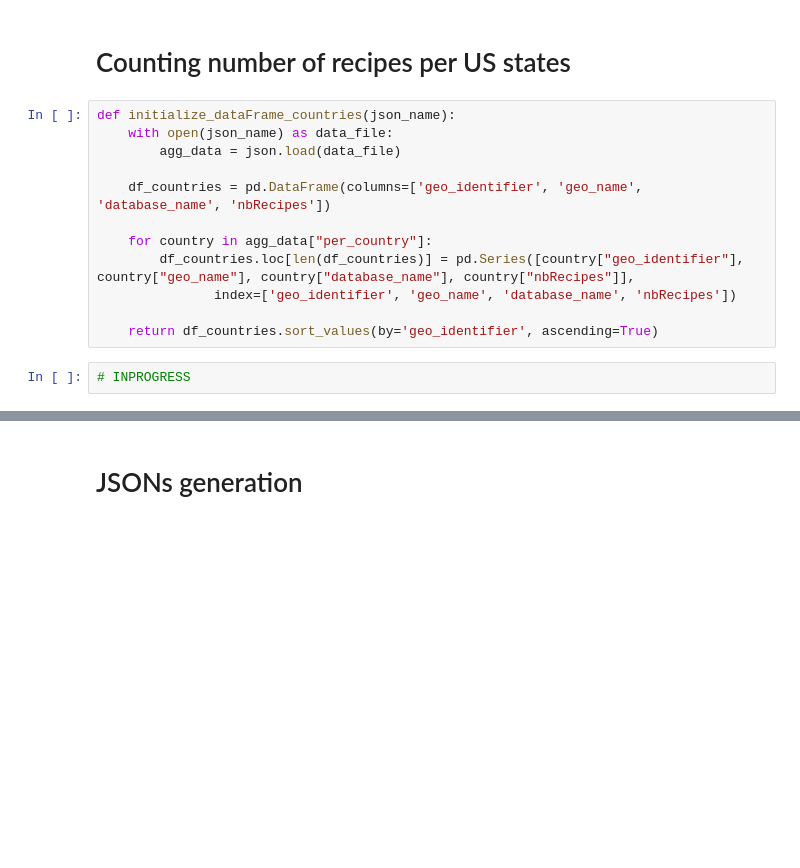
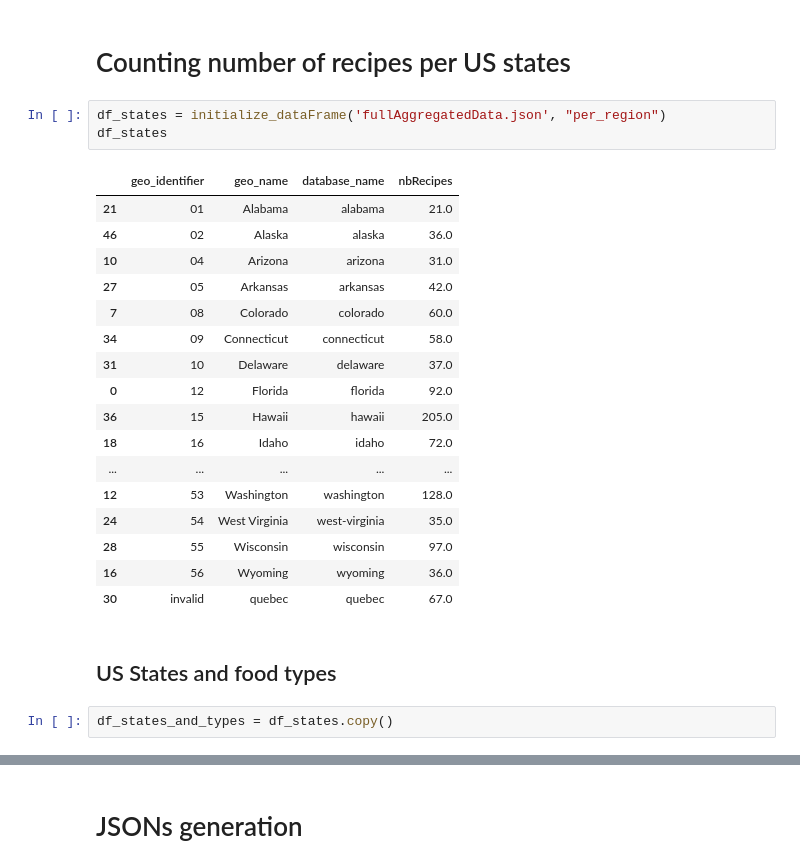
Before and after one commit to Rivollet/ADAProject, a Jupyter notebook: data-analysis/Ingredient_labelization.ipynb, the cells around one changed output, grey strips where cells are left out. Cells and saved outputs as stored; diff of their text form; blank space fills up the shorter version.

```diff
--- a/data-analysis/Ingredient_labelization.ipynb
+++ b/data-analysis/Ingredient_labelization.ipynb
@@ -496,16 +457,27 @@ df_countries_and_ingredients.head(10)
 # %% [markdown]
 # Counting number of recipes per US states
-# %%
-def initialize_dataFrame_countries(json_name):
-    with open(json_name) as data_file:
-        agg_data = json.load(data_file)
-
-    df_countries = pd.DataFrame(columns=['geo_identifier', 'geo_name', 'database_name', 'nbRecipes'])
-
-    for country in agg_data["per_country"]:
-        df_countries.loc[len(df_countries)] = pd.Series([country["geo_identifier"], country["geo_name"], country["database_name"], country["nbRecipes"]],
-               index=['geo_identifier', 'geo_name', 'database_name', 'nbRecipes'])
-
-    return df_countries.sort_values(by='geo_identifier', ascending=True)
-# %%
-# INPROGRESS
+# %%
+df_states = initialize_dataFrame('fullAggregatedData.json', "per_region")
+df_states
+# %% [output]
+|  | geo_identifier | geo_name | database_name | nbRecipes |
+| 21 | 01 | Alabama | alabama | 21.0 |
+| 46 | 02 | Alaska | alaska | 36.0 |
+| 10 | 04 | Arizona | arizona | 31.0 |
+| 27 | 05 | Arkansas | arkansas | 42.0 |
+| 7 | 08 | Colorado | colorado | 60.0 |
+| 34 | 09 | Connecticut | connecticut | 58.0 |
+| 31 | 10 | Delaware | delaware | 37.0 |
+| 0 | 12 | Florida | florida | 92.0 |
+| 36 | 15 | Hawaii | hawaii | 205.0 |
+| 18 | 16 | Idaho | idaho | 72.0 |
+| ... | ... | ... | ... | ... |
+| 12 | 53 | Washington | washington | 128.0 |
+| 24 | 54 | West Virginia | west-virginia | 35.0 |
+| 28 | 55 | Wisconsin | wisconsin | 97.0 |
+| 16 | 56 | Wyoming | wyoming | 36.0 |
+| 30 | invalid | quebec | quebec | 67.0 |
+# %% [markdown]
+## US States and food types
+# %%
+df_states_and_types = df_states.copy()
```
Also changed, not shown: parts of 47 cells of this notebook, 3 other files.
